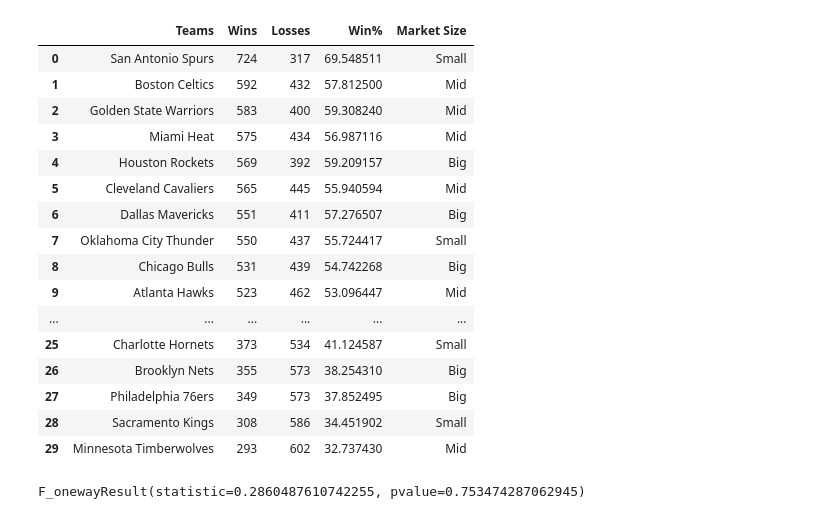
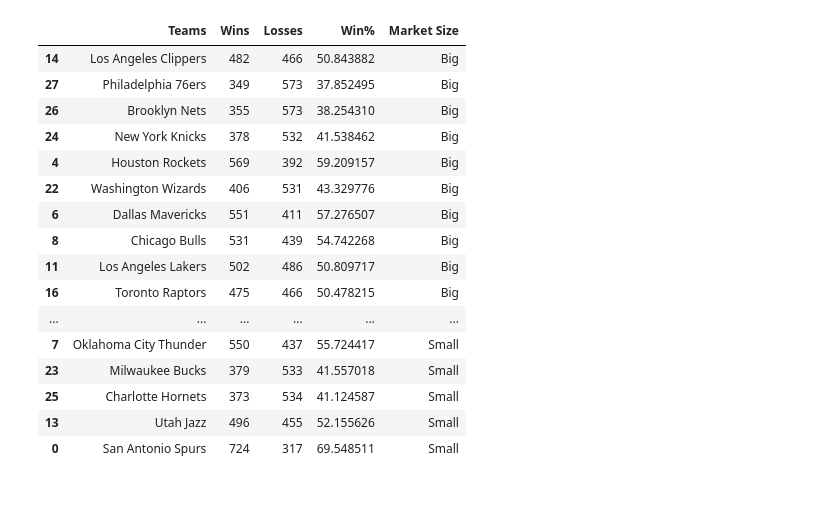
Before and after one commit to Iudina/WarriorsVsTeamKobe, a Jupyter notebook: Untitled.ipynb, the cells around one changed output. Saved outputs shown, nothing was run; the diff lists cells and outputs as text; code cells hidden in the pictures.

```diff
--- a/Untitled.ipynb
+++ b/Untitled.ipynb
@@ -57,22 +50,37 @@ def MarketSize (row):
-# %%
-team_records_df["Market Size"] = team_records_df.apply(lambda row: MarketSize (row), axis=1)
-team_records_df
-# %% [output]
-|  | Teams | Wins | Losses | Win% | Market Size |
-| 0 | San Antonio Spurs | 724 | 317 | 69.548511 | Small |
-| 1 | Boston Celtics | 592 | 432 | 57.812500 | Mid |
-| 2 | Golden State Warriors | 583 | 400 | 59.308240 | Mid |
-| 3 | Miami Heat | 575 | 434 | 56.987116 | Mid |
-| 4 | Houston Rockets | 569 | 392 | 59.209157 | Big |
-| 5 | Cleveland Cavaliers | 565 | 445 | 55.940594 | Mid |
-| 6 | Dallas Mavericks | 551 | 411 | 57.276507 | Big |
-| 7 | Oklahoma City Thunder | 550 | 437 | 55.724417 | Small |
-| 8 | Chicago Bulls | 531 | 439 | 54.742268 | Big |
-| 9 | Atlanta Hawks | 523 | 462 | 53.096447 | Mid |
-| ... | ... | ... | ... | ... | ... |
-| 25 | Charlotte Hornets | 373 | 534 | 41.124587 | Small |
-| 26 | Brooklyn Nets | 355 | 573 | 38.254310 | Big |
-| 27 | Philadelphia 76ers | 349 | 573 | 37.852495 | Big |
-| 28 | Sacramento Kings | 308 | 586 | 34.451902 | Small |
-| 29 | Minnesota Timberwolves | 293 | 602 | 32.737430 | Mid |
+# %%
+#create a function that returns a value for market size based on which market the team falls in
+def MarketSize (row):
+    if row['Teams'] in big_market:
+        return "Big"
+    if row["Teams"] in mid_market:
+        return "Mid"
+    if row["Teams"] in small_market:
+        return "Small"
+
+#create a new column for the dataframe based on the value returned from the function
+team_records_df["Market Size"] = team_records_df.apply(lambda row: MarketSize (row), axis=1)
+
+#sort the dataframe by market size
+team_records_df = team_records_df.sort_values(by=["Market Size"])
+
+#check the dataframe
+team_records_df
+# %% [output]
+|  | Teams | Wins | Losses | Win% | Market Size |
+| 14 | Los Angeles Clippers | 482 | 466 | 50.843882 | Big |
+| 27 | Philadelphia 76ers | 349 | 573 | 37.852495 | Big |
+| 26 | Brooklyn Nets | 355 | 573 | 38.254310 | Big |
+| 24 | New York Knicks | 378 | 532 | 41.538462 | Big |
+| 4 | Houston Rockets | 569 | 392 | 59.209157 | Big |
+| 22 | Washington Wizards | 406 | 531 | 43.329776 | Big |
+| 6 | Dallas Mavericks | 551 | 411 | 57.276507 | Big |
+| 8 | Chicago Bulls | 531 | 439 | 54.742268 | Big |
+| 11 | Los Angeles Lakers | 502 | 486 | 50.809717 | Big |
+| 16 | Toronto Raptors | 475 | 466 | 50.478215 | Big |
+| ... | ... | ... | ... | ... | ... |
+| 7 | Oklahoma City Thunder | 550 | 437 | 55.724417 | Small |
+| 23 | Milwaukee Bucks | 379 | 533 | 41.557018 | Small |
+| 25 | Charlotte Hornets | 373 | 534 | 41.124587 | Small |
+| 13 | Utah Jazz | 496 | 455 | 52.155626 | Small |
+| 0 | San Antonio Spurs | 724 | 317 | 69.548511 | Small |
 # %%
@@ -79,7 +88,3 @@ team_records_df
 small_market_perc = team_records_df[team_records_df["Market Size"] == "Small"]["Win%"]
 mid_market_perc = team_records_df[team_records_df["Market Size"] == "Mid"]["Win%"]
 big_market_perc = team_records_df[team_records_df["Market Size"] == "Big"]["Win%"]
-# %%
-stats.f_oneway(big_market_perc, mid_market_perc, small_market_perc)
-# %% [output]
-F_onewayResult(statistic=0.2860487610742255, pvalue=0.753474287062945)
```
Also changed, not shown: parts of 20 cells of this notebook.
